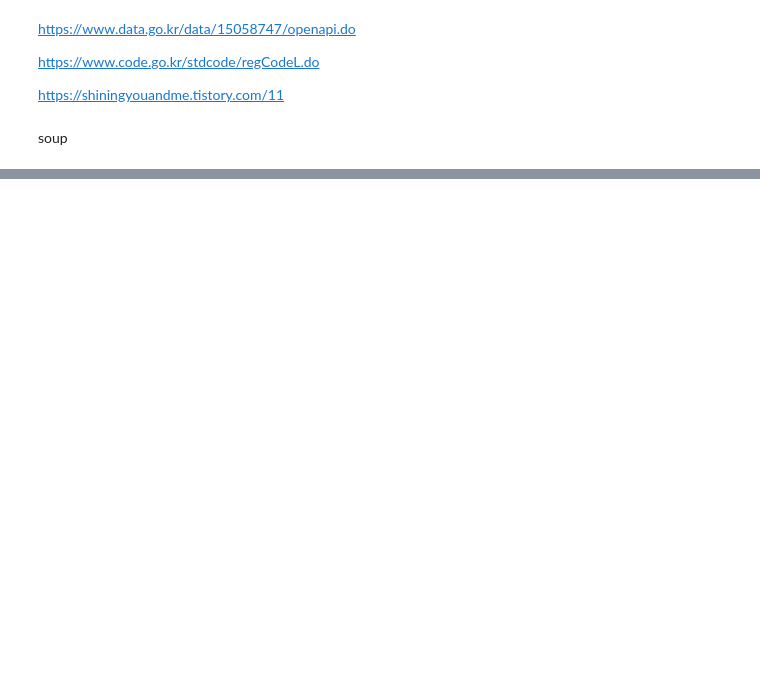
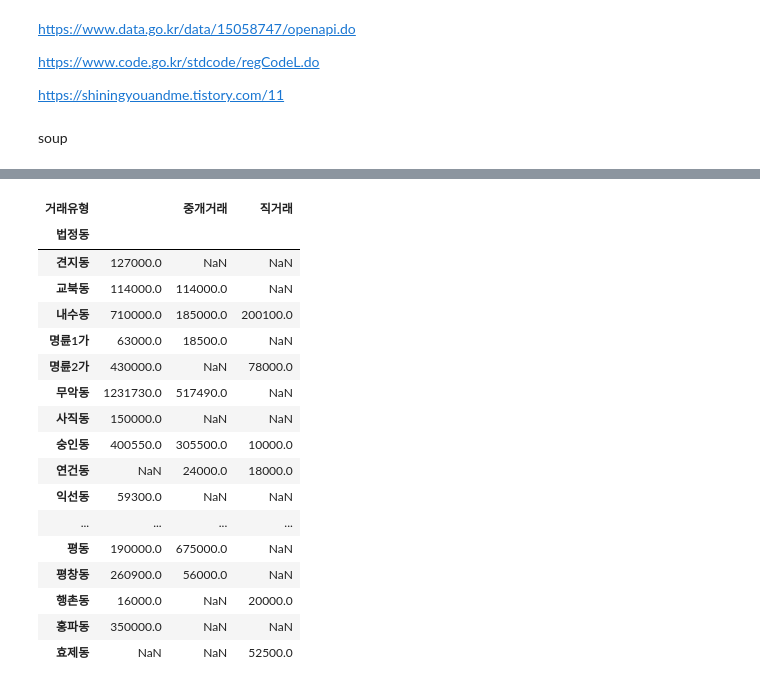
Before and after one commit to reejungkim/OpenAPI_Ministry_of_land, a Jupyter notebook: 국토교통부 아파트매매 실거래.ipynb, the cells around one changed output, grey strips where cells are left out. Cells and saved outputs as stored; diff of their text form; code cells hidden in the pictures; blank space fills up the shorter version.

```diff
--- a/국토교통부 아파트매매 실거래.ipynb
+++ b/국토교통부 아파트매매 실거래.ipynb
@@ -89,0 +118,22 @@ df.head()
+# %%
+import numpy as np
+pd.pivot_table(data=df, index='법정동', columns='거래유형', values='거래금액', aggfunc=sum)
+# %% [output]
+| 거래유형 |  | 중개거래 | 직거래 |
+| 법정동 |  |  |  |
+| 견지동 | 127000.0 | NaN | NaN |
+| 교북동 | 114000.0 | 114000.0 | NaN |
+| 내수동 | 710000.0 | 185000.0 | 200100.0 |
+| 명륜1가 | 63000.0 | 18500.0 | NaN |
+| 명륜2가 | 430000.0 | NaN | 78000.0 |
+| 무악동 | 1231730.0 | 517490.0 | NaN |
+| 사직동 | 150000.0 | NaN | NaN |
+| 숭인동 | 400550.0 | 305500.0 | 10000.0 |
+| 연건동 | NaN | 24000.0 | 18000.0 |
+| 익선동 | 59300.0 | NaN | NaN |
+| ... | ... | ... | ... |
+| 평동 | 190000.0 | 675000.0 | NaN |
+| 평창동 | 260900.0 | 56000.0 | NaN |
+| 행촌동 | 16000.0 | NaN | 20000.0 |
+| 홍파동 | 350000.0 | NaN | NaN |
+| 효제동 | NaN | NaN | 52500.0 |
```
Also changed, not shown: parts of 8 cells of this notebook.
